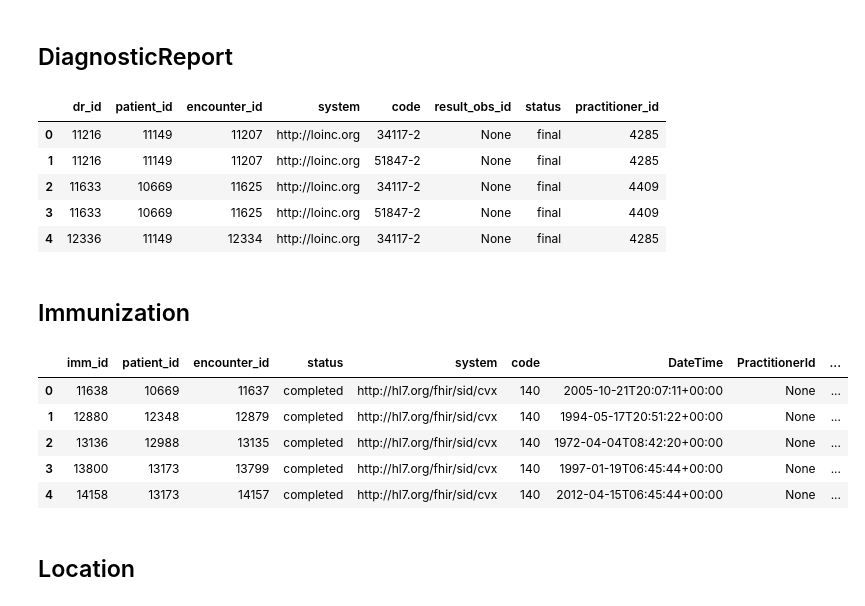
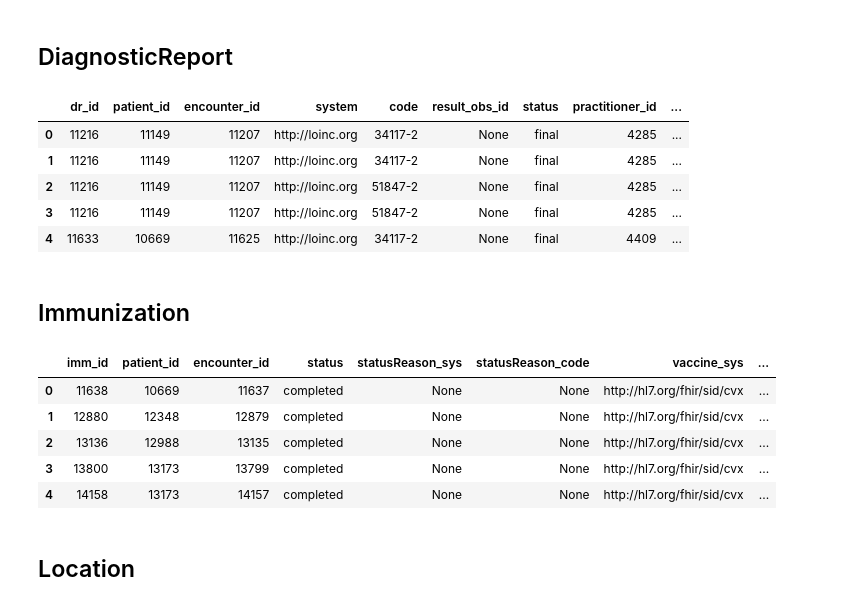
Before and after one commit to google/fhir-data-pipes, a Jupyter notebook: query/queries_and_views.ipynb, the cells around one changed output. Cells and saved outputs as stored; diff of their text form; code cells hidden in the pictures.

```diff
--- a/query/queries_and_views.ipynb
+++ b/query/queries_and_views.ipynb
@@ -347,7 +347,7 @@ account the `deceased` field:
 # %%
 with query_engine.connect() as con:
     con.execute("""
-      CREATE OR REPLACE VIEW flat_patient AS
+      CREATE OR REPLACE VIEW Patient_flat AS
       SELECT P.id AS pat_id, P.active, PN.family, PNG AS given, P.gender,
         P.deceased.Boolean AS deceased,
         YEAR(current_date()) - YEAR(P.birthDate) AS age,
@@ -362,7 +362,7 @@ with query_engine.connect() as con:
     )
 
 pandas.read_sql_query(
-    sql="SELECT * FROM flat_patient LIMIT 5;",
+    sql="SELECT * FROM Patient_flat LIMIT 5;",
     con=query_engine,
 )
 # %% [output]
@@ -393,12 +393,13 @@ pandas.read_sql_query(
 # %%
 with query_engine.connect() as con:
     con.execute("""
-      CREATE OR REPLACE VIEW flat_encounter AS
-      SELECT E.id AS enc_id, E.status, ETC.code, E.subject.PatientId AS patient_id,
+      CREATE OR REPLACE VIEW Encounter_flat AS
+      SELECT E.id AS enc_id, E.status, ETC.system AS type_sys,
+        ETC.code AS type_code, E.subject.PatientId AS patient_id,
         EP.individual.practitionerId AS practitioner_id,
         EL.location.locationId AS location_id,
         E.serviceProvider.organizationId AS service_org_id,
-        E.period.start, E.period.end
+        E.period.start, E.period.end, E.episodeOfCare.EpisodeOfCareId
       FROM Encounter AS E LATERAL VIEW OUTER explode(type) AS ET
         LATERAL VIEW OUTER explode(ET.coding) AS ETC
         LATERAL VIEW OUTER explode(E.participant) AS EP
@@ -408,7 +409,7 @@ with query_engine.connect() as con:
     )
 
 pandas.read_sql_query(
-    sql="SELECT * FROM flat_encounter LIMIT 5;",
+    sql="SELECT * FROM Encounter_flat LIMIT 5;",
     con=query_engine,
 )
 # %% [output]
@@ -423,7 +424,7 @@ pandas.read_sql_query(
 # %%
 with query_engine.connect() as con:
     con.execute("""
-      CREATE OR REPLACE VIEW flat_condition AS
+      CREATE OR REPLACE VIEW Condition_flat AS
       SELECT C.id AS cond_id, C.subject.patientId AS patient_id,
         C.encounter.encounterId AS encounter_id, CCC.system, CCC.code,
         CClC.code AS clinical_status, CVC.code AS verification_status,
@@ -438,7 +439,7 @@ with query_engine.connect() as con:
     )
 
 pandas.read_sql_query(
-    sql="SELECT * FROM flat_condition LIMIT 5;",
+    sql="SELECT * FROM Condition_flat LIMIT 5;",
     con=query_engine,
 )
 # %% [output]
@@ -453,55 +454,67 @@ pandas.read_sql_query(
 # %%
 with query_engine.connect() as con:
     con.execute("""
-      CREATE OR REPLACE VIEW flat_diagnostic_report AS
+      CREATE OR REPLACE VIEW DiagnosticReport_flat AS
       SELECT D.id AS dr_id, D.subject.patientId AS patient_id,
         D.encounter.EncounterId AS encounter_id,
         DCC.system, DCC.code, DR.observationId AS result_obs_id,
-        D.status, DP.PractitionerId AS practitioner_id
+        D.status, DP.PractitionerId AS practitioner_id,
+        DCatC.system AS category_sys, DCatC.code AS category_code,
+        DConC.system AS conclusion_sys, DConC.code AS conclusion_code,
+        D.conclusion
       FROM DiagnosticReport AS D LATERAL VIEW OUTER explode(D.result) AS DR
         LATERAL VIEW OUTER explode(D.code.coding) AS DCC
         LATERAL VIEW OUTER explode(D.performer) AS DP
+        LATERAL VIEW OUTER explode(D.category) AS DCat
+        LATERAL VIEW OUTER explode(DCat.coding) AS DCatC
+        LATERAL VIEW OUTER explode(D.conclusionCode) AS DCon
+        LATERAL VIEW OUTER explode(DCon.coding) AS DConC
       ;
       """
     )
 
 pandas.read_sql_query(
-    sql="SELECT * FROM flat_diagnostic_report LIMIT 5;",
+    sql="SELECT * FROM DiagnosticReport_flat LIMIT 5;",
     con=query_engine,
 )
 # %% [output]
-|  | dr_id | patient_id | encounter_id | system | code | result_obs_id | status | practitioner_id |
-| 0 | 11216 | 11149 | 11207 | http://loinc.org | 34117-2 | None | final | 4285 |
-| 1 | 11216 | 11149 | 11207 | http://loinc.org | 51847-2 | None | final | 4285 |
-| 2 | 11633 | 10669 | 11625 | http://loinc.org | 34117-2 | None | final | 4409 |
-| 3 | 11633 | 10669 | 11625 | http://loinc.org | 51847-2 | None | final | 4409 |
-| 4 | 12336 | 11149 | 12334 | http://loinc.org | 34117-2 | None | final | 4285 |
+|  | dr_id | patient_id | encounter_id | system | code | result_obs_id | status | practitioner_id | ... |
+| 0 | 11216 | 11149 | 11207 | http://loinc.org | 34117-2 | None | final | 4285 | ... |
+| 1 | 11216 | 11149 | 11207 | http://loinc.org | 34117-2 | None | final | 4285 | ... |
+| 2 | 11216 | 11149 | 11207 | http://loinc.org | 51847-2 | None | final | 4285 | ... |
+| 3 | 11216 | 11149 | 11207 | http://loinc.org | 51847-2 | None | final | 4285 | ... |
+| 4 | 11633 | 10669 | 11625 | http://loinc.org | 34117-2 | None | final | 4409 | ... |
 # %% [markdown]
 ## Immunization
 # %%
 with query_engine.connect() as con:
     con.execute("""
-      CREATE OR REPLACE VIEW flat_immunization AS
+      CREATE OR REPLACE VIEW Immunization_flat AS
       SELECT I.id AS imm_id, I.patient.patientId AS patient_id,
-        I.encounter.encounterId AS encounter_id, I.status, IVC.system, IVC.code,
-        I.occurrence.DateTime, IP.actor.PractitionerId, IP.actor.OrganizationId
-      FROM Immunization AS I LATERAL VIEW OUTER explode(I.vaccineCode.coding) AS IVC
+        I.encounter.encounterId AS encounter_id, I.status,
+        ISC.system AS statusReason_sys, ISC.code AS statusReason_code,
+        IVC.system AS vaccine_sys, IVC.code AS vaccine_code,
+        I.occurrence.DateTime, I.location.LocationId AS location_id,
+        IP.actor.PractitionerId, IP.actor.OrganizationId
+      FROM Immunization AS I
+        LATERAL VIEW OUTER explode(I.statusReason.coding) AS ISC
+        LATERAL VIEW OUTER explode(I.vaccineCode.coding) AS IVC
         LATERAL VIEW OUTER explode(I.performer) AS IP
       ;
       """
     )
 
 pandas.read_sql_query(
-    sql="SELECT * FROM flat_immunization LIMIT 5;",
+    sql="SELECT * FROM Immunization_flat LIMIT 5;",
     con=query_engine,
 )
 # %% [output]
-|  | imm_id | patient_id | encounter_id | status | system | code | DateTime | PractitionerId | ... |
-| 0 | 11638 | 10669 | 11637 | completed | http://hl7.org/fhir/sid/cvx | 140 | 2005-10-21T20:07:11+00:00 | None | ... |
-| 1 | 12880 | 12348 | 12879 | completed | http://hl7.org/fhir/sid/cvx | 140 | 1994-05-17T20:51:22+00:00 | None | ... |
-| 2 | 13136 | 12988 | 13135 | completed | http://hl7.org/fhir/sid/cvx | 140 | 1972-04-04T08:42:20+00:00 | None | ... |
-| 3 | 13800 | 13173 | 13799 | completed | http://hl7.org/fhir/sid/cvx | 140 | 1997-01-19T06:45:44+00:00 | None | ... |
-| 4 | 14158 | 13173 | 14157 | completed | http://hl7.org/fhir/sid/cvx | 140 | 2012-04-15T06:45:44+00:00 | None | ... |
+|  | imm_id | patient_id | encounter_id | status | statusReason_sys | statusReason_code | vaccine_sys | ... |
+| 0 | 11638 | 10669 | 11637 | completed | None | None | http://hl7.org/fhir/sid/cvx | ... |
+| 1 | 12880 | 12348 | 12879 | completed | None | None | http://hl7.org/fhir/sid/cvx | ... |
+| 2 | 13136 | 12988 | 13135 | completed | None | None | http://hl7.org/fhir/sid/cvx | ... |
+| 3 | 13800 | 13173 | 13799 | completed | None | None | http://hl7.org/fhir/sid/cvx | ... |
+| 4 | 14158 | 13173 | 14157 | completed | None | None | http://hl7.org/fhir/sid/cvx | ... |
 # %% [markdown]
 ## Location
 # %%
```
Also changed, not shown: parts of 13 cells of this notebook.
